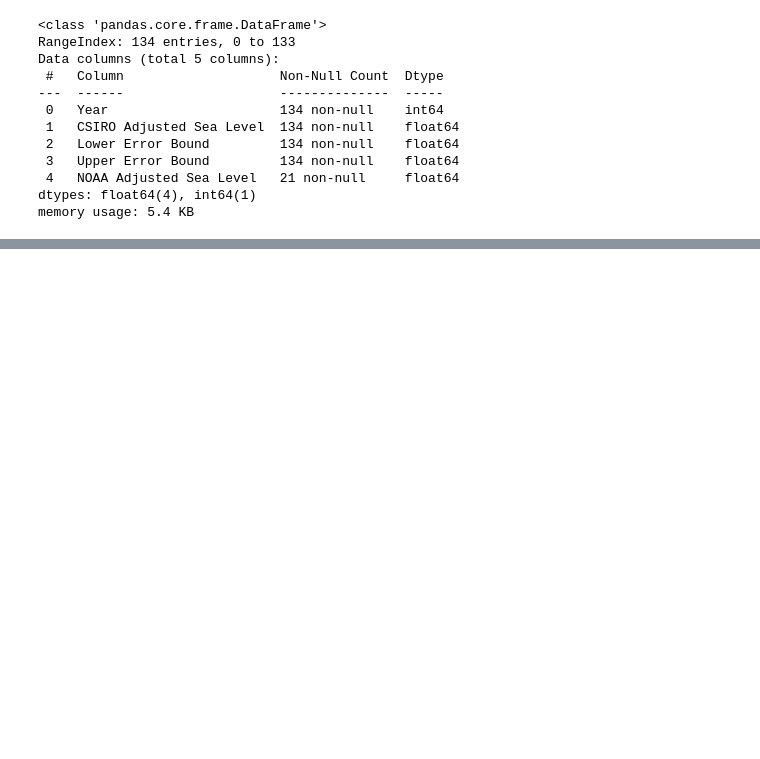
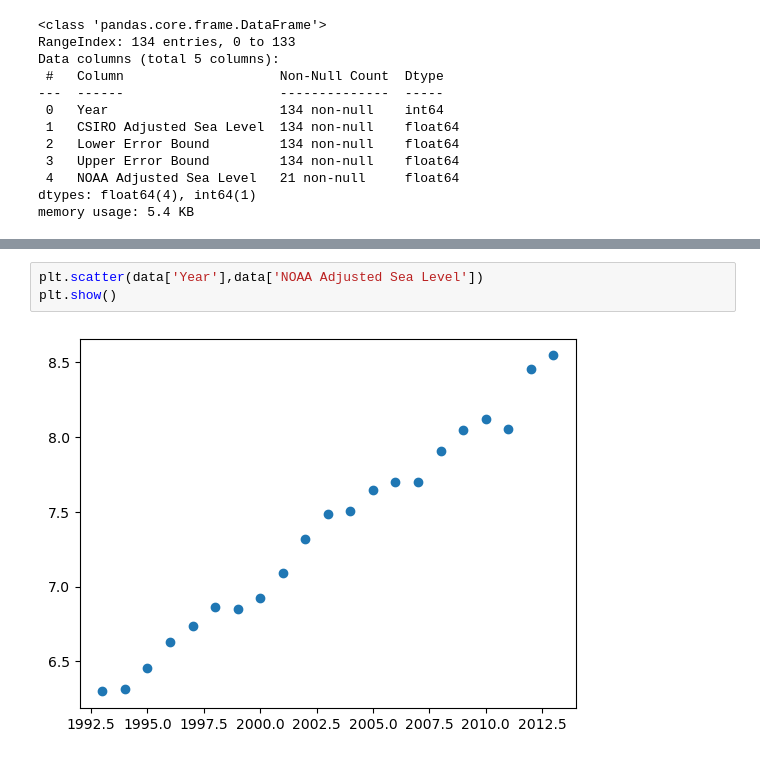
Before and after one commit to awault/sea_level_analysis, a Jupyter notebook: workbook.ipynb, the cells around one changed output, grey strips where cells are left out. Drawn from its saved outputs; the diff is of its cells as text; blank space fills up the shorter version.

```diff
--- a/workbook.ipynb
+++ b/workbook.ipynb
@@ -57,0 +69,5 @@ data
+# %%
+plt.scatter(data['Year'],data['NOAA Adjusted Sea Level'])
+plt.show()
+# %% [output]
+[figure, added]
```
Also changed, not shown: parts of 5 cells of this notebook, 2 other files.
